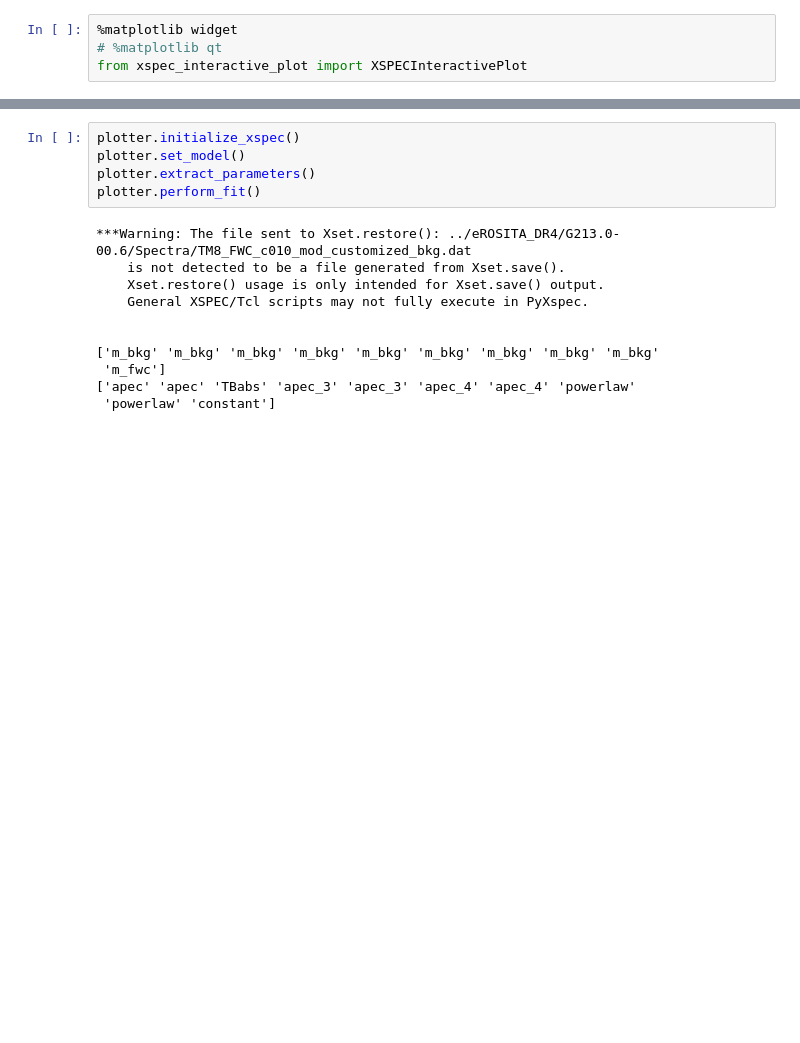
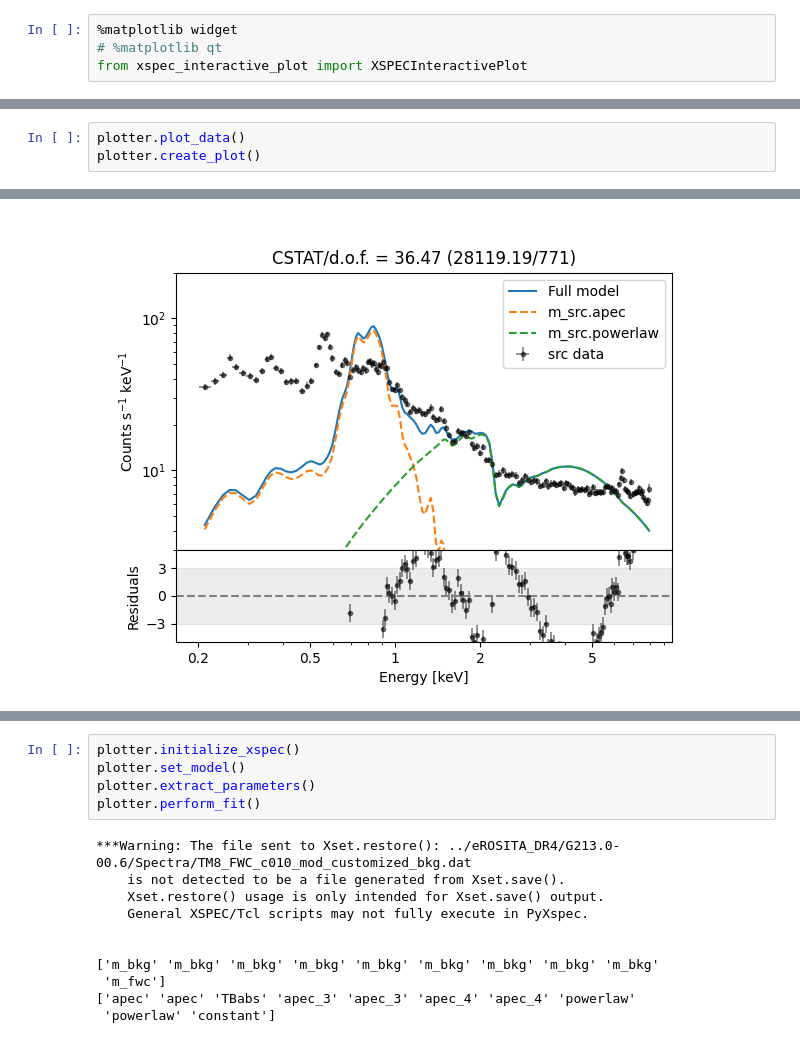
Before and after one commit to AdiPandya/XiP, a Jupyter notebook: xspec_plot.ipynb, the cells around one changed output, grey strips where cells are left out. Cells and saved outputs as stored; diff of their text form; blank space fills up the shorter version.

```diff
--- a/xspec_plot.ipynb
+++ b/xspec_plot.ipynb
@@ -48,0 +48,4 @@ powerlaw
+# %%
+plotter.plot_data()
+plotter.create_plot()
+# %% [output]
@@ -49 +53,2 @@ powerlaw
+[figure, added]
 # %%
```
Also changed, not shown: parts of 7 cells of this notebook, 1 other file.
